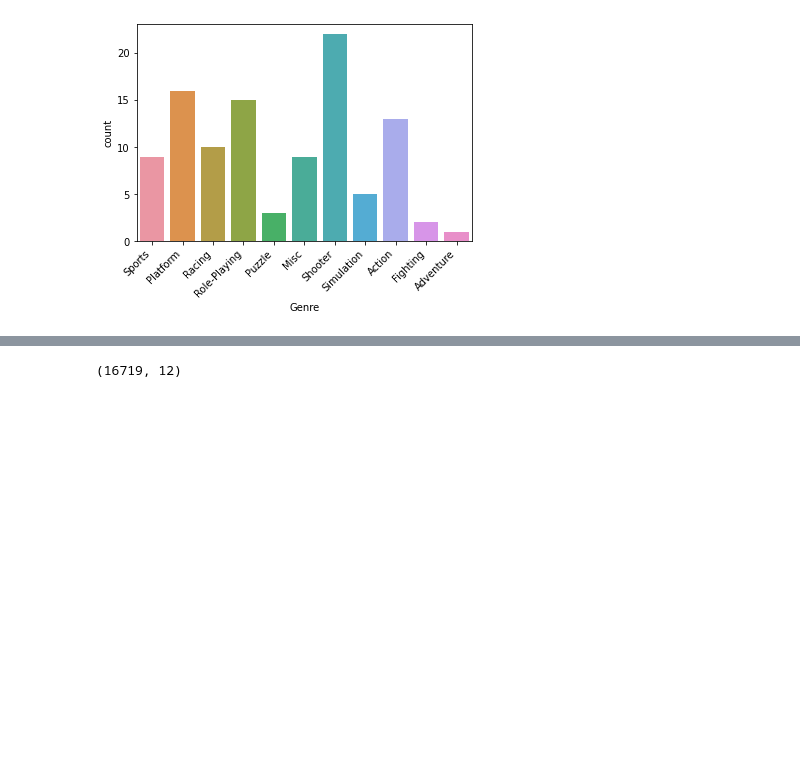
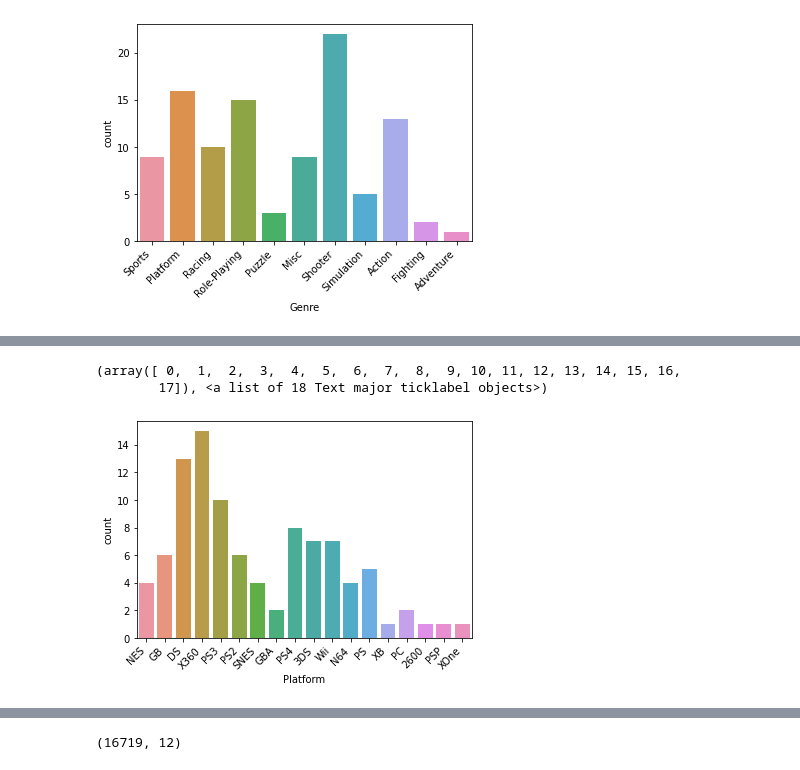
Before and after one commit to marimartignago/analise_exploratoria_dados, a Jupyter notebook: desafio1.ipynb, the cells around one changed output, grey strips where cells are left out. Drawn from its saved outputs; the diff is of its cells as text; code cells hidden in the pictures; blank space fills up the shorter version.

```diff
--- a/desafio1.ipynb
+++ b/desafio1.ipynb
@@ -220,0 +353,3 @@ Nota: Não sobrescreva as suas anotações dos passos 01, 02 e 03 para o dataset
+# %%
+cond = new_dataset1['Publisher'].isin(['nintendo', 'NINTENDO', 'Ñintendo'])
+new_dataset1.loc[cond,'Publisher'] = 'Nintendo'
@@ -220,0 +395,3 @@ Nota: Não sobrescreva as suas anotações dos passos 01, 02 e 03 para o dataset
+# %%
+cond = new_dataset1['Platform'].isin(['X3600000'])
+new_dataset1.loc[cond,'Platform'] = 'X360'
@@ -220,0 +420,2 @@ Nota: Não sobrescreva as suas anotações dos passos 01, 02 e 03 para o dataset
+# %%
+new_dataset1['Total_Sales'] = new_dataset1[['NA_Sales', 'EU_Sales', 'JP_Sales', 'Other_Sales']].sum(axis=1)
@@ -220,0 +431,2 @@ Nota: Não sobrescreva as suas anotações dos passos 01, 02 e 03 para o dataset
+# %%
+new_dataset1 = new_dataset1.drop('Global_Sales', axis='columns')
@@ -220,0 +456,7 @@ Nota: Não sobrescreva as suas anotações dos passos 01, 02 e 03 para o dataset
+# %%
+sns.countplot(x='Platform', data=new_dataset1)
+plt.xticks(rotation = 45, ha = 'right')
+# %% [output]
+(array([ 0,  1,  2,  3,  4,  5,  6,  7,  8,  9, 10, 11, 12, 13, 14, 15, 16,
+        17]), <a list of 18 Text major ticklabel objects>)
+[figure, added]
```
Also changed, not shown: parts of 48 cells of this notebook.
